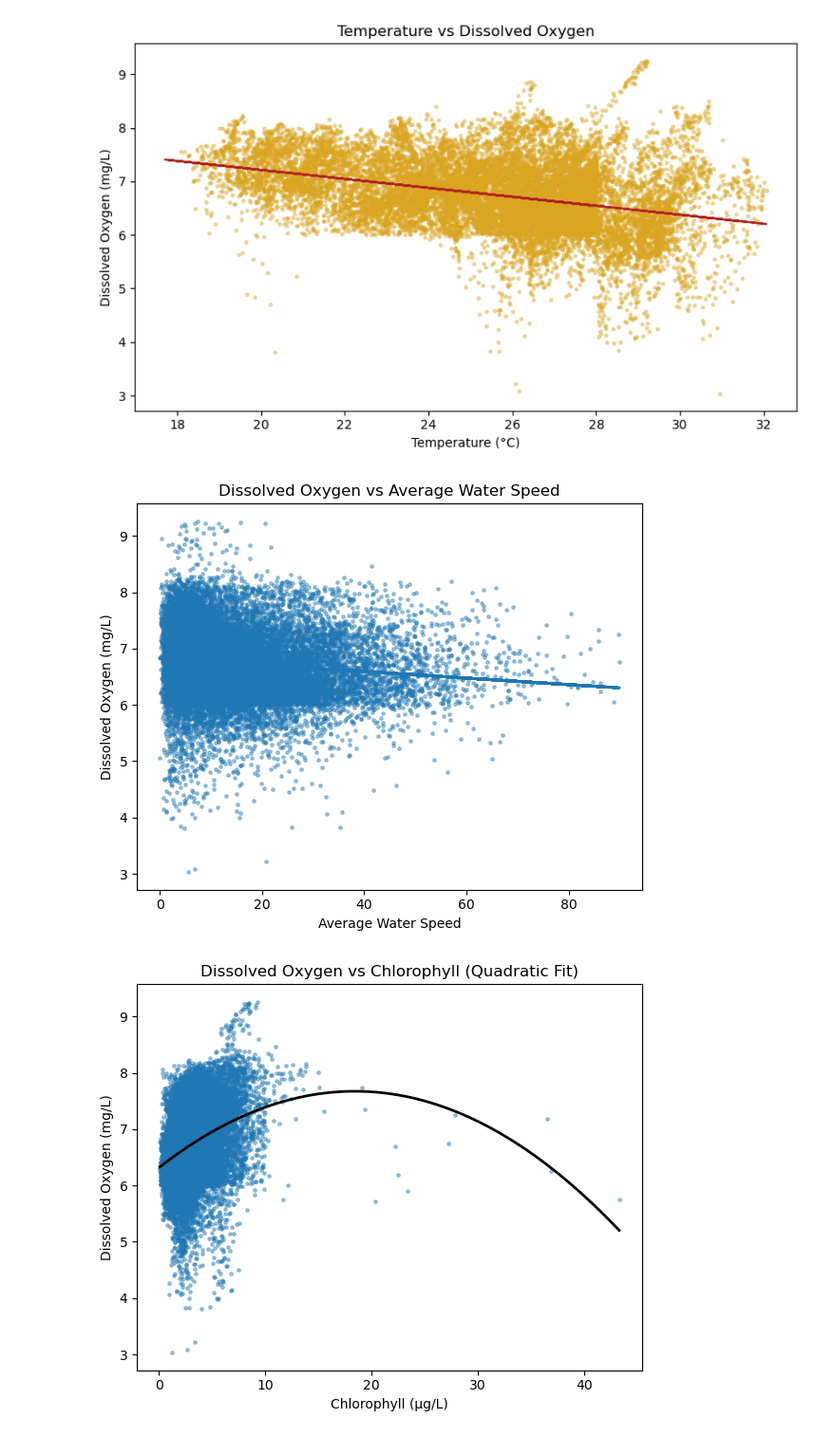
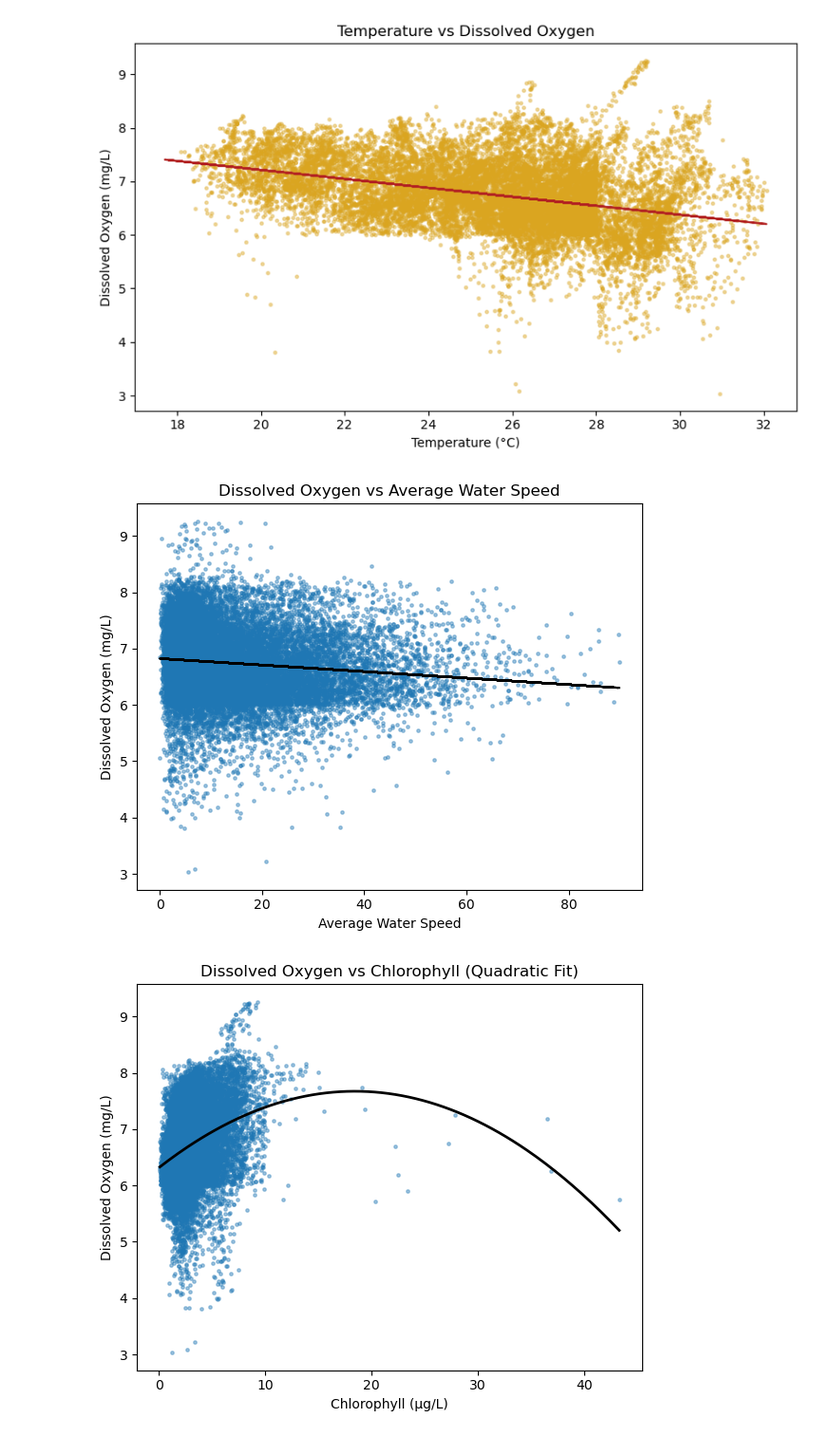
Before and after one commit to asdfwxy1/brisbane-water-quality-analysis, a Jupyter notebook: brisbane_water_quality_analysis.ipynb, the cells around one changed output. Shown at 95% size. Cells and saved outputs as stored; diff of their text form; code cells hidden in the pictures.

```diff
--- a/brisbane_water_quality_analysis.ipynb
+++ b/brisbane_water_quality_analysis.ipynb
@@ -18,7 +18,7 @@ fig_save.mkdir(parents=True, exist_ok=True)
 # %% [markdown]
 ### Part 1: Data Overview
 # %%
-df = pd.read_csv("/Users/apple/Desktop/1030 midterm/midterm dataset/brisbane_water_quality.csv")
+df = pd.read_csv("/Users/apple/Desktop/brisbane_water_quality_analysis/data/brisbane_water_quality.csv")
 df["Timestamp"] = pd.to_datetime(df["Timestamp"], errors="coerce")
 df = df.sort_values("Timestamp").reset_index(drop=True)
 df.head()
@@ -182,21 +182,21 @@ plt.show()
 # %%
 plt.figure(figsize=(6,5))
 x = df["Average Water Speed"]
 y = df["Dissolved Oxygen"]
 plt.scatter(x, y, s=6, alpha=0.4)
 
 mask = (~pd.isna(x)) & (~pd.isna(y))
 coef = np.polyfit(x[mask], y[mask], 1)
 poly1d_fn = np.poly1d(coef)
-plt.plot(x, poly1d_fn(x), linewidth=2)
+plt.plot(x, poly1d_fn(x), color = 'black')
 
 plt.title("Dissolved Oxygen vs Average Water Speed")
 plt.xlabel("Average Water Speed")
 plt.ylabel("Dissolved Oxygen (mg/L)")
 plt.tight_layout()
 plt.show()
 # %% [output]
-[figure, old version]
+[figure, new version]
 # %%
 plt.figure(figsize=(6,5))
 x = df["Chlorophyll"]
```
Also changed, not shown: parts of 4 cells of this notebook.
